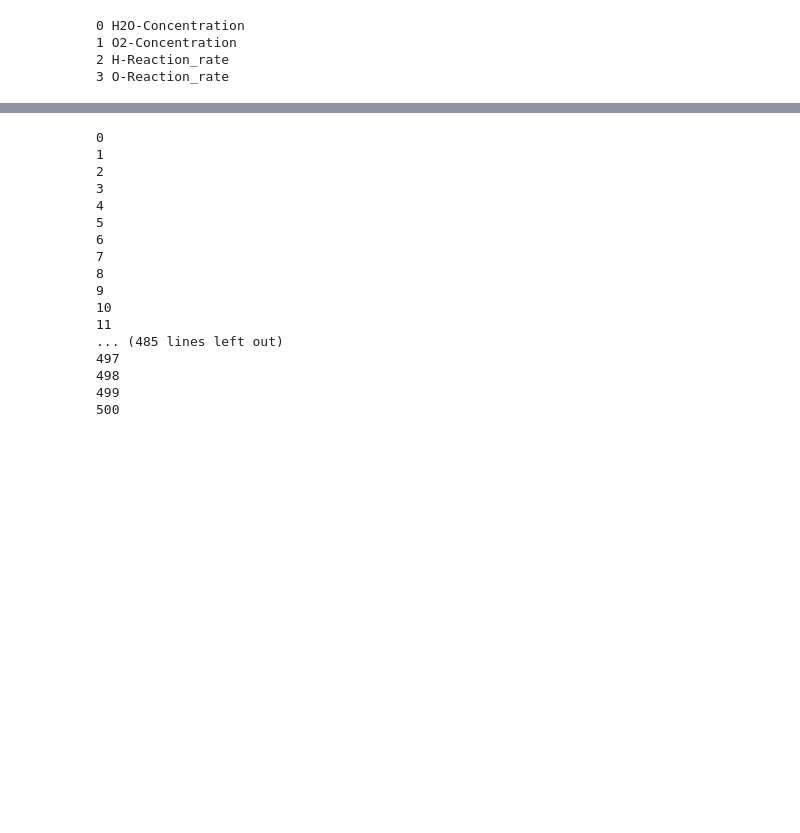
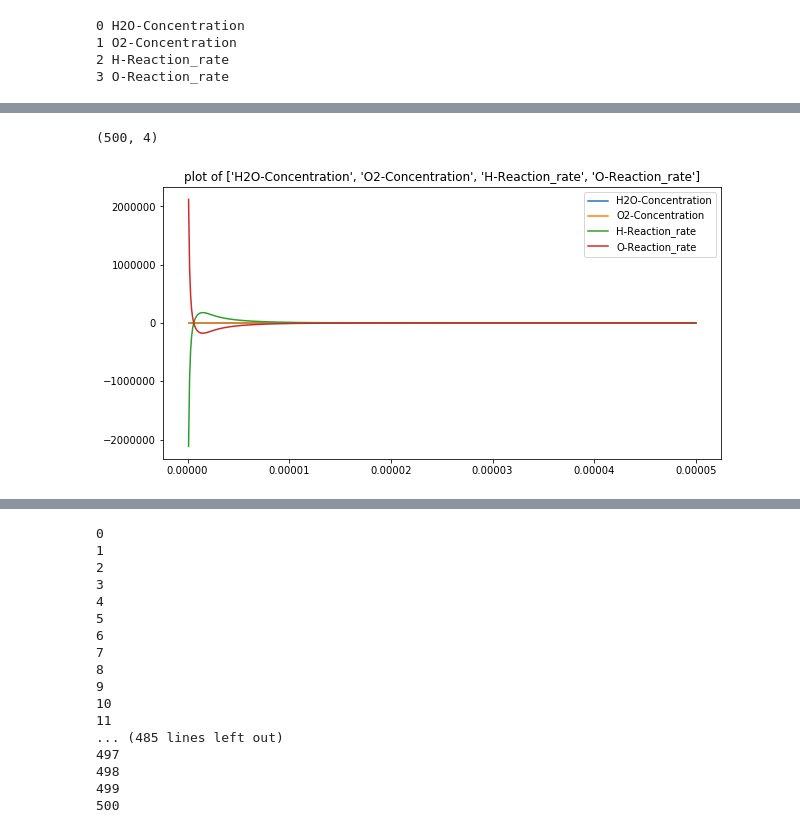
Before and after one commit to cs207group4/cs207-FinalProject, a Jupyter notebook: demo_notebook/Chemviz.ipynb, the cells around one changed output, grey strips where cells are left out. Saved outputs shown, nothing was run; the diff lists cells and outputs as text; code cells hidden in the pictures; blank space fills up the shorter version.

Commit message:
I GOT A VISUAL. need to determine conc or rxn rate

```diff
--- a/demo_notebook/Chemviz.ipynb
+++ b/demo_notebook/Chemviz.ipynb
@@ -21,3 +57,15 @@ import matplotlib as plt
+# %%
+cs.df.shape
+# %% [output]
+(500, 4)
+# %%
+cs= ChemViz()
+#cs.readinfile("DEMO_file_name.csv")
+
+cs.plot_time_series( "DEMO_file_name.csv", ['H2O-Concentration', 'O2-Concentration',
+       'H-Reaction_rate', 'O-Reaction_rate'], .00000007, .0006, 2)
+# %% [output]
+[figure, added]
 # %%
 class ChemViz:
 
```
Also changed, not shown: parts of 9 cells of this notebook.
